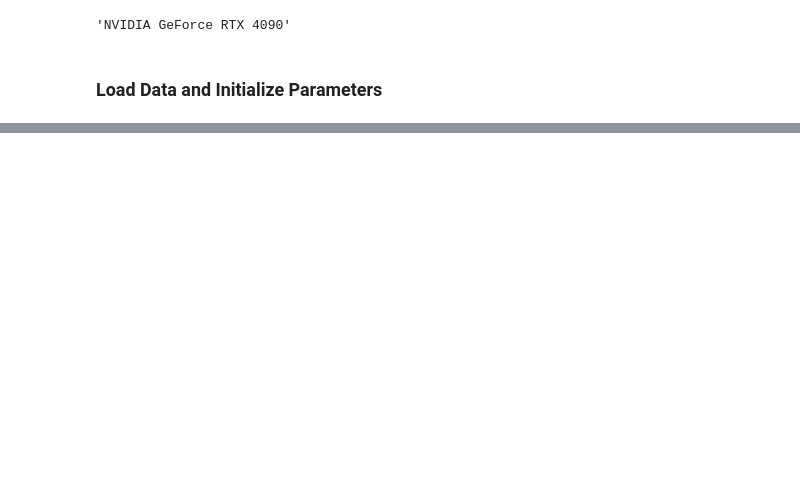
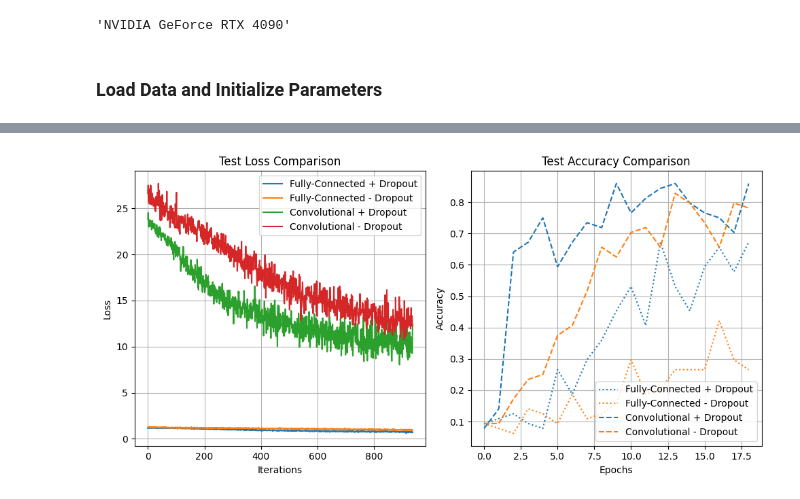
Before and after one commit to hyperionx/mnn-torch, a Jupyter notebook: examples/tutorial.ipynb, the cells around one changed output, grey strips where cells are left out. Drawn from its saved outputs; the diff is of its cells as text; code cells hidden in the pictures; blank space fills up the shorter version.

```diff
--- a/examples/tutorial.ipynb
+++ b/examples/tutorial.ipynb
@@ -222,0 +367,35 @@ KeyboardInterrupt:
+# %%
+# Plotting the results
+plt.figure(figsize=(10, 5))
+
+
+# Loss comparison
+plt.subplot(1, 2, 1)
+plt.plot([x * 0.1 for x in msnn_loss_hist_dropout], label='Fully-Connected + Dropout', )
+plt.plot([x * 0.1 for x in msnn_loss_hist_no_dropout], label='Fully-Connected - Dropout',)
+plt.plot([x * 0.5 for x in mscnn_loss_hist_dropout], label='Convolutional + Dropout',)
+plt.plot([x * 0.5 for x in mscnn_loss_hist_no_dropout], label='Convolutional - Dropout',)
+plt.title('Test Loss Comparison')
+plt.xlabel('Iterations')
+plt.ylabel('Loss')
+plt.legend()
+plt.grid()
+
+
+# Accuracy comparison
+plt.subplot(1, 2, 2)
+plt.plot(msnn_test_acc_hist_dropout, label='Fully-Connected + Dropout', linestyle=':')
+plt.plot(msnn_test_acc_hist_no_dropout, label='Fully-Connected - Dropout', linestyle=':')
+plt.plot(mscnn_test_acc_hist_dropout, label='Convolutional + Dropout', color='#1f77b4', linestyle='--')
+plt.plot(mscnn_test_acc_hist_no_dropout, label='Convolutional - Dropout', color='#ff7f0e', linestyle='--')
+plt.title('Test Accuracy Comparison')
+plt.xlabel('Epochs')
+plt.ylabel('Accuracy')
+plt.legend()
+plt.grid()
+
+
+plt.tight_layout()
+plt.show()
+# %% [output]
+[figure, added]
```
Also changed, not shown: parts of 10 cells of this notebook, 17 other files.
